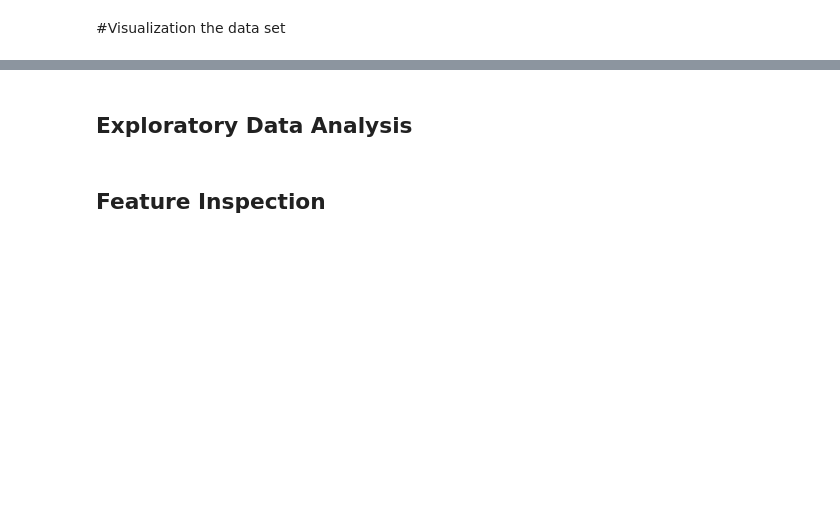
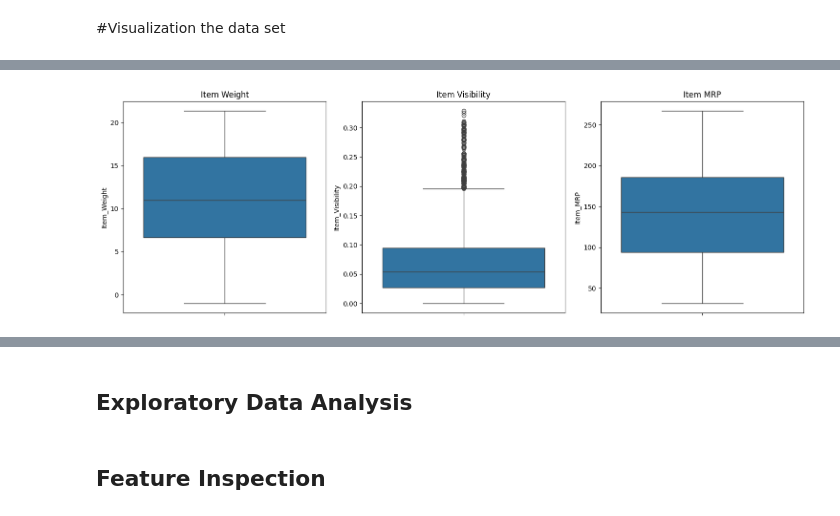
Before and after one commit to Khalil-Salama/Prediction-of-Product-Sales, a Jupyter notebook: Prediction_of_Product_Sales.ipynb, the cells around one changed output, grey strips where cells are left out. Drawn from its saved outputs; the diff is of its cells as text; code cells hidden in the pictures; blank space fills up the shorter version.

```diff
--- a/Prediction_of_Product_Sales.ipynb
+++ b/Prediction_of_Product_Sales.ipynb
@@ -346,0 +391,16 @@ mean: 1997.8318667135984
+# %%
+# creating a boxplot for items weight, items visiblity and MRP
+fig, axes = plt.subplots(1, 3, figsize=(15, 5))
+# Plot boxplot for Item_Weight on the first axis
+sns.boxplot(y=sales_pred['Item_Weight'], ax=axes[0])
+axes[0].set_title('Item Weight')
+# Plot boxplot for Item_Visibility on the second axis
+sns.boxplot(y=sales_pred['Item_Visibility'], ax=axes[1])
+axes[1].set_title('Item Visibility')
+# Plot boxplot for Item_MRP on the third axis
+sns.boxplot(y=sales_pred['Item_MRP'], ax=axes[2])
+axes[2].set_title('Item MRP')
+fig.tight_layout()
+plt.show()
+# %% [output]
+[figure, added]
```
Also changed, not shown: parts of 14 cells of this notebook.
